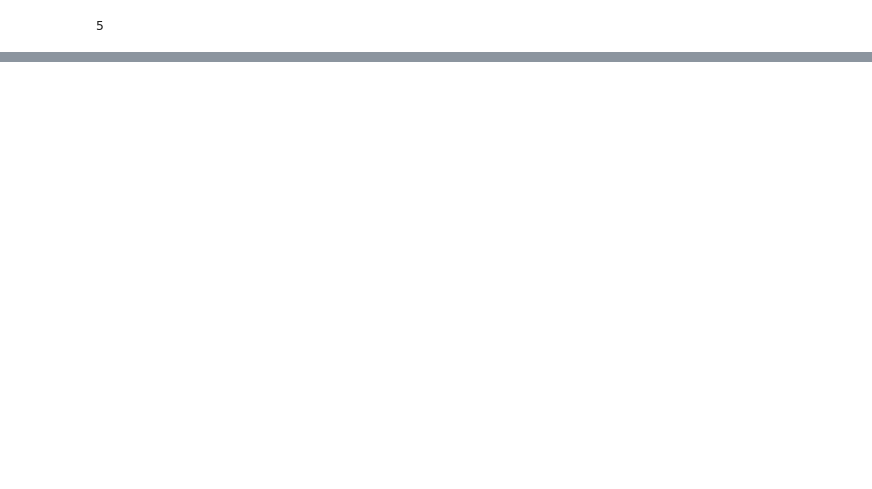
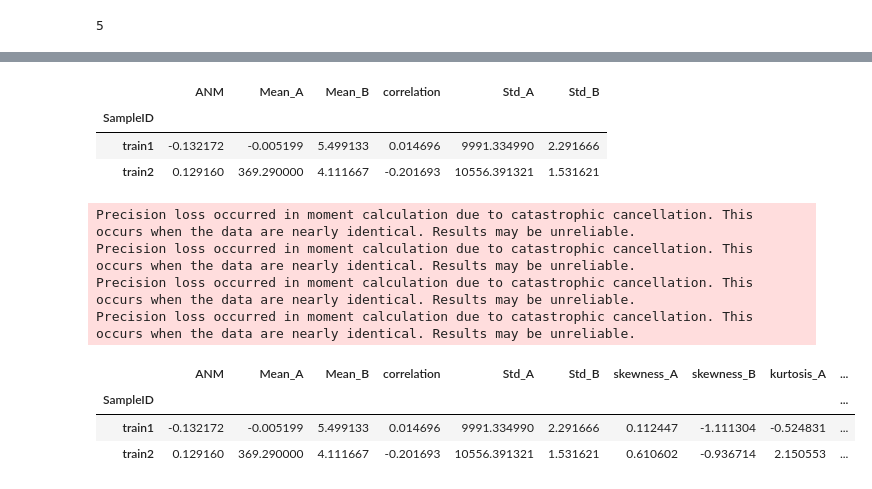
Before and after one commit to RachaHachem/Solving-Medi-Fair-Challenge, a Jupyter notebook: Baseline Methods/Code/Medi_Fair_baseline_methods.ipynb, the cells around one changed output, grey strips where cells are left out. Saved outputs shown, nothing was run; the diff lists cells and outputs as text; code cells hidden in the pictures; blank space fills up the shorter version.

```diff
--- a/Baseline Methods/Code/Medi_Fair_baseline_methods.ipynb
+++ b/Baseline Methods/Code/Medi_Fair_baseline_methods.ipynb
@@ -558,0 +363,3 @@ If using the full validation set instead of the sample data, the submission.zip
+# %%
+df = pd.DataFrame(data=res, columns =['ANM']).rename_axis('SampleID')
+df
@@ -558,0 +381,4 @@ If using the full validation set instead of the sample data, the submission.zip
+# %%
+df['Mean_A'] = X_train_downsampled['A'].apply(np.mean)
+df['Mean_B'] = X_train_downsampled['B'].apply(np.mean)
+df.head(2)
@@ -558,0 +392,6 @@ If using the full validation set instead of the sample data, the submission.zip
+# %%
+def pearson_corr(x):
+    return pearsonr(x['A'], x['B'])[0]
+
+df['correlation'] = X_train_downsampled.apply(pearson_corr, axis=1)
+df.head(2)
@@ -558,0 +404,26 @@ If using the full validation set instead of the sample data, the submission.zip
+# %%
+df['Std_A'] = X_train_downsampled['A'].apply(np.std)
+df['Std_B'] = X_train_downsampled['B'].apply(np.std)
+df.head(2)
+# %% [output]
+|  | ANM | Mean_A | Mean_B | correlation | Std_A | Std_B |
+| SampleID |  |  |  |  |  |  |
+| train1 | -0.132172 | -0.005199 | 5.499133 | 0.014696 | 9991.334990 | 2.291666 |
+| train2 | 0.129160 | 369.290000 | 4.111667 | -0.201693 | 10556.391321 | 1.531621 |
+# %%
+df['skewness_A'] = X_train_downsampled['A'].apply(skew)
+df['skewness_B'] = X_train_downsampled['B'].apply(skew)
+
+df['kurtosis_A'] = X_train_downsampled['A'].apply(kurtosis)
+df['kurtosis_B'] = X_train_downsampled['B'].apply(kurtosis)
+
+df.head(2)
+# %% [output]
+Precision loss occurred in moment calculation due to catastrophic cancellation. This occurs when the data are nearly identical. Results may be unreliable.
+Precision loss occurred in moment calculation due to catastrophic cancellation. This occurs when the data are nearly identical. Results may be unreliable.
+Precision loss occurred in moment calculation due to catastrophic cancellation. This occurs when the data are nearly identical. Results may be unreliable.
+Precision loss occurred in moment calculation due to catastrophic cancellation. This occurs when the data are nearly identical. Results may be unreliable.
+|  | ANM | Mean_A | Mean_B | correlation | Std_A | Std_B | skewness_A | skewness_B | kurtosis_A | ... |
+| SampleID |  |  |  |  |  |  |  |  |  | ... |
+| train1 | -0.132172 | -0.005199 | 5.499133 | 0.014696 | 9991.334990 | 2.291666 | 0.112447 | -1.111304 | -0.524831 | ... |
+| train2 | 0.129160 | 369.290000 | 4.111667 | -0.201693 | 10556.391321 | 1.531621 | 0.610602 | -0.936714 | 2.150553 | ... |
```
Also changed, not shown: parts of 73 cells of this notebook, 1 other file.
